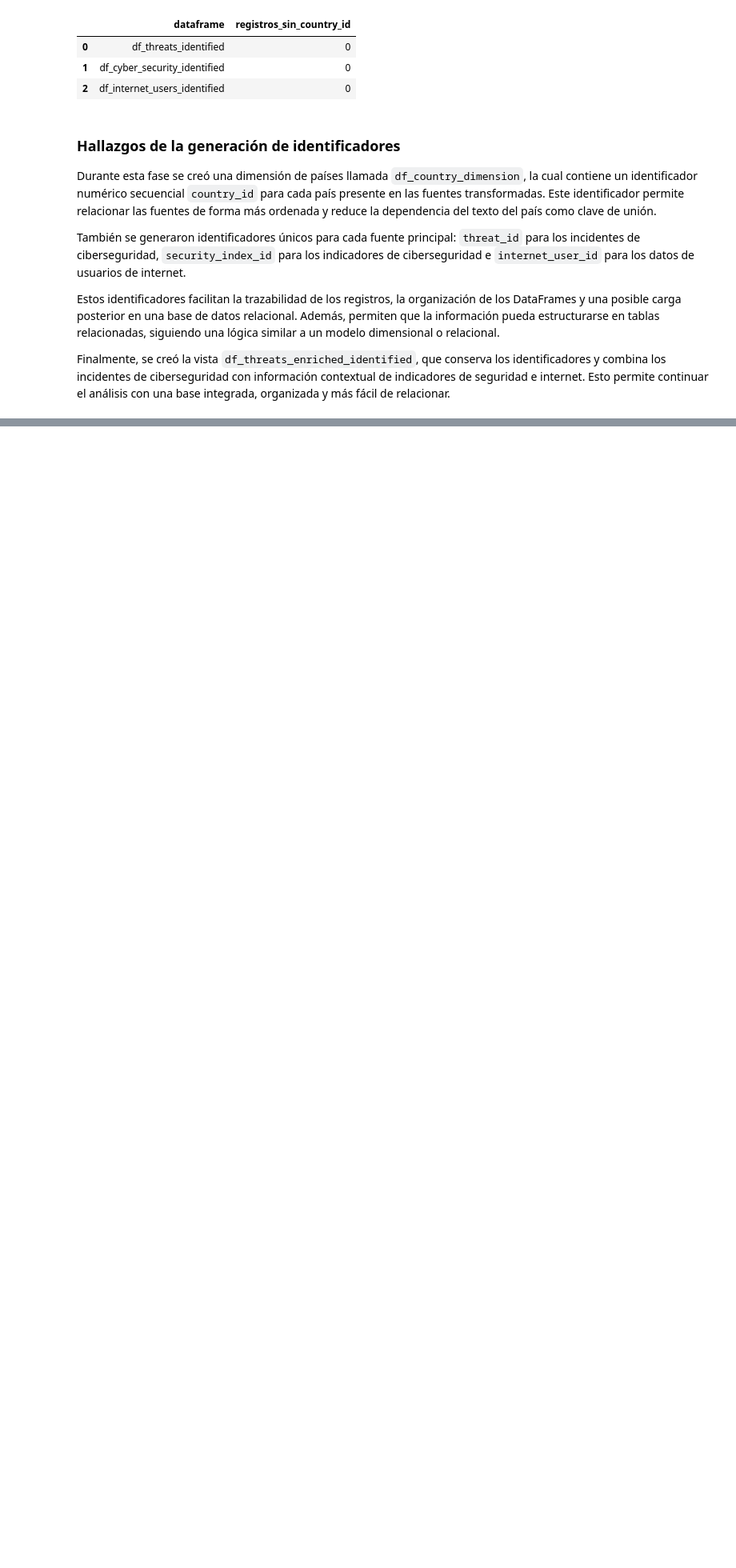
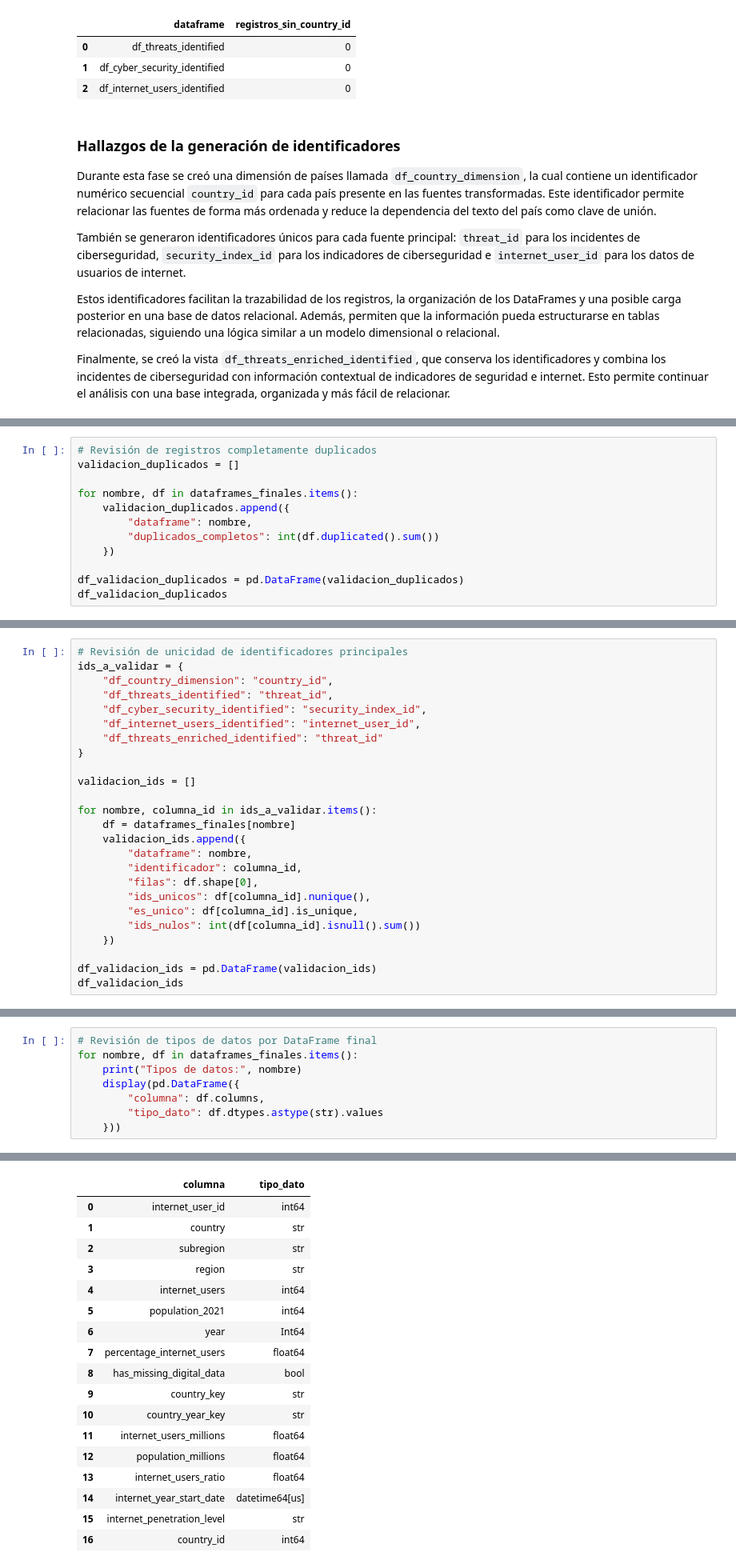
Before and after one commit to PJSA0127/Practica_G9, a Jupyter notebook: transformG9.ipynb, the cells around one changed output, grey strips where cells are left out. Shown at 80% size. Saved outputs shown, nothing was run; the diff lists cells and outputs as text; blank space fills up the shorter version.

```diff
--- a/transformG9.ipynb
+++ b/transformG9.ipynb
@@ -1960,0 +2105,12 @@ Finalmente, se creó la vista `df_threats_enriched_identified`, que conserva los
+# %%
+# Revisión de registros completamente duplicados
+validacion_duplicados = []
+
+for nombre, df in dataframes_finales.items():
+    validacion_duplicados.append({
+        "dataframe": nombre,
+        "duplicados_completos": int(df.duplicated().sum())
+    })
+
+df_validacion_duplicados = pd.DataFrame(validacion_duplicados)
+df_validacion_duplicados
@@ -1960,0 +2124,25 @@ Finalmente, se creó la vista `df_threats_enriched_identified`, que conserva los
+# %%
+# Revisión de unicidad de identificadores principales
+ids_a_validar = {
+    "df_country_dimension": "country_id",
+    "df_threats_identified": "threat_id",
+    "df_cyber_security_identified": "security_index_id",
+    "df_internet_users_identified": "internet_user_id",
+    "df_threats_enriched_identified": "threat_id"
+}
+
+validacion_ids = []
+
+for nombre, columna_id in ids_a_validar.items():
+    df = dataframes_finales[nombre]
+    validacion_ids.append({
+        "dataframe": nombre,
+        "identificador": columna_id,
+        "filas": df.shape[0],
+        "ids_unicos": df[columna_id].nunique(),
+        "es_unico": df[columna_id].is_unique,
+        "ids_nulos": int(df[columna_id].isnull().sum())
+    })
+
+df_validacion_ids = pd.DataFrame(validacion_ids)
+df_validacion_ids
@@ -1960,0 +2160,9 @@ Finalmente, se creó la vista `df_threats_enriched_identified`, que conserva los
+# %%
+# Revisión de tipos de datos por DataFrame final
+for nombre, df in dataframes_finales.items():
+    print("Tipos de datos:", nombre)
+    display(pd.DataFrame({
+        "columna": df.columns,
+        "tipo_dato": df.dtypes.astype(str).values
+    }))
+# %% [output]
@@ -1960,0 +2211,18 @@ Finalmente, se creó la vista `df_threats_enriched_identified`, que conserva los
+|  | columna | tipo_dato |
+| 0 | internet_user_id | int64 |
+| 1 | country | str |
+| 2 | subregion | str |
+| 3 | region | str |
+| 4 | internet_users | int64 |
+| 5 | population_2021 | int64 |
+| 6 | year | Int64 |
+| 7 | percentage_internet_users | float64 |
+| 8 | has_missing_digital_data | bool |
+| 9 | country_key | str |
+| 10 | country_year_key | str |
+| 11 | internet_users_millions | float64 |
+| 12 | population_millions | float64 |
+| 13 | internet_users_ratio | float64 |
+| 14 | internet_year_start_date | datetime64[us] |
+| 15 | internet_penetration_level | str |
+| 16 | country_id | int64 |
```
Also changed, not shown: parts of 17 cells of this notebook.
